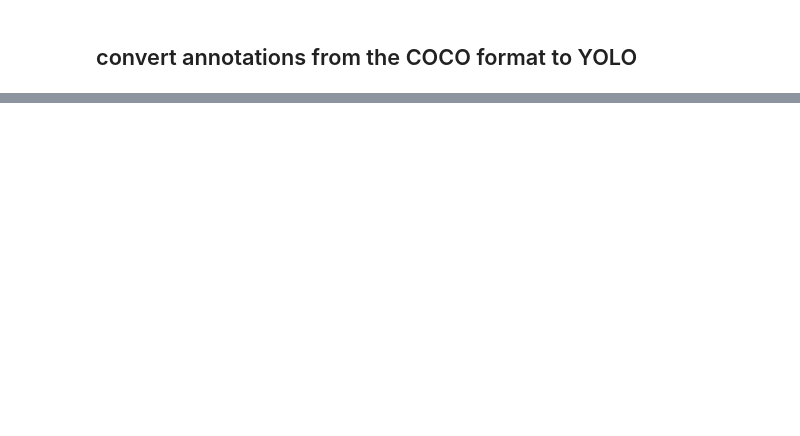
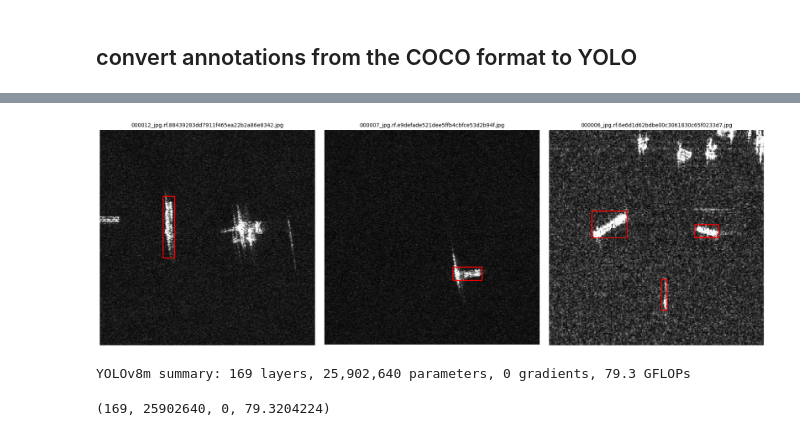
Before and after one commit to Omowonuola-Akintola/Ship_Detection_DeepLearning, a Jupyter notebook: YOLOv8.ipynb, the cells around one changed output, grey strips where cells are left out. Cells and saved outputs as stored; diff of their text form; code cells hidden in the pictures; blank space fills up the shorter version.

Commit message:
image annotation visualize

```diff
--- a/YOLOv8.ipynb
+++ b/YOLOv8.ipynb
@@ -174,0 +143,32 @@ Processing split: test
+# %%
+
+train_img_dir = "dataset/yolo/images/train"
+train_lbl_dir = "dataset/yolo/labels/train"
+no_of_images=6
+sample_images = random.sample(os.listdir(train_img_dir), no_of_images)
+
+# Plot them in the same row
+fig, axes = plt.subplots(1, 3, figsize=(18, 6))
+
+for ax, img_file in zip(axes, sample_images):
+    image_path = os.path.join(train_img_dir, img_file)
+    label_file = img_file.replace(".jpg", ".txt")
+    label_path = os.path.join(train_lbl_dir, label_file)
+
+    img = show_yolo_image(image_path, label_path)
+    ax.imshow(img)
+    ax.axis("off")
+    ax.set_title(img_file, fontsize=10)
+
+plt.tight_layout()
+plt.show()
+# %% [output]
+[figure, added]
+# %%
+# Load a COCO-pretrained YOLOv8n model
+model = YOLO("yolov8m.pt")
+# Display model information (optional)
+model.info()
+# %% [output]
+YOLOv8m summary: 169 layers, 25,902,640 parameters, 0 gradients, 79.3 GFLOPs
+(169, 25902640, 0, 79.3204224)
```
Also changed, not shown: parts of 5 cells of this notebook.
